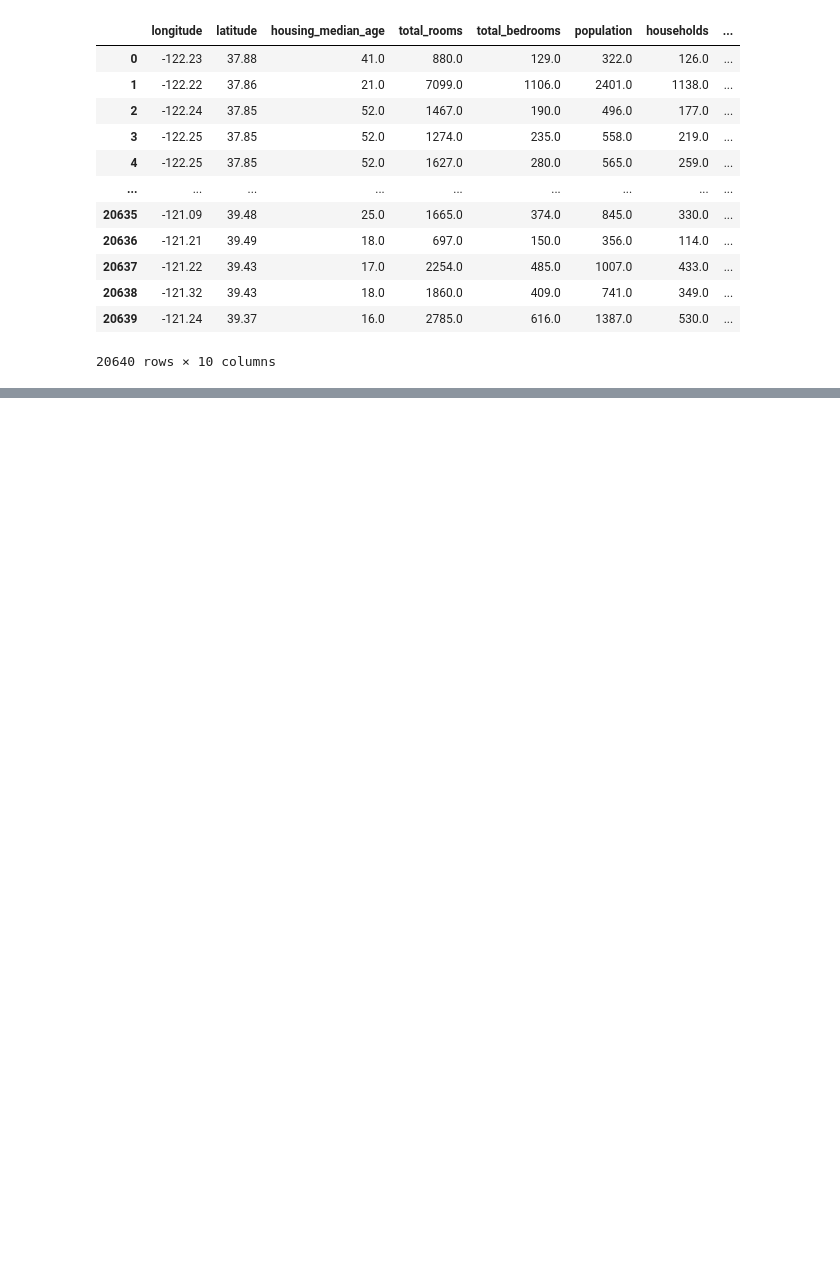
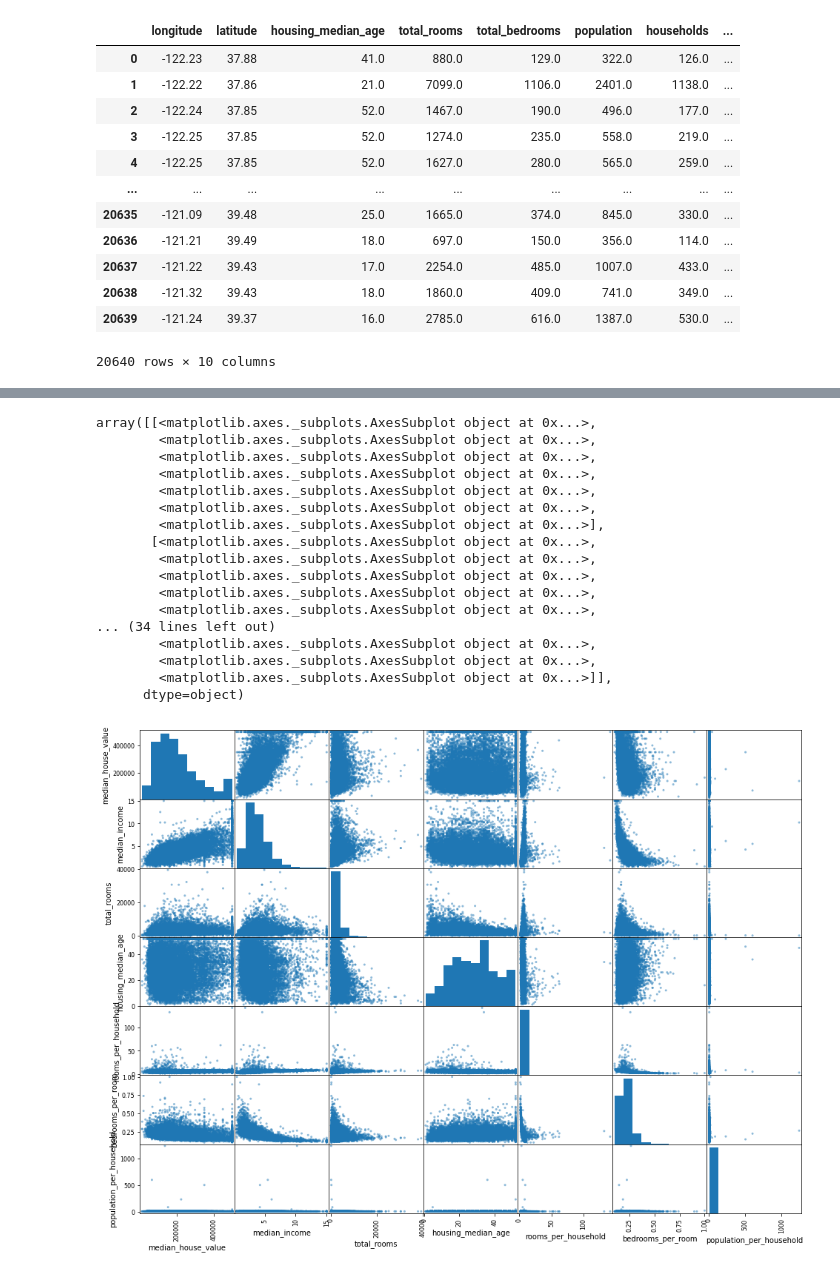
Before and after one commit to kshashank03/data-science-projects, a Jupyter notebook: Regression_Models/California_housing_regression.ipynb, the cells around one changed output, grey strips where cells are left out. Saved outputs shown, nothing was run; the diff lists cells and outputs as text; code cells hidden in the pictures; blank space fills up the shorter version.

```diff
--- a/Regression_Models/California_housing_regression.ipynb
+++ b/Regression_Models/California_housing_regression.ipynb
@@ -101,0 +126,39 @@ for i in range(4, len(map_data.columns)):
+# %%
+### Experimenting with attribute combinations
+
+strat_train_set["rooms_per_household"] = strat_train_set["total_rooms"]/strat_train_set["households"]
+strat_test_set["rooms_per_household"] = strat_test_set["total_rooms"]/strat_test_set["households"]
+
+strat_train_set["bedrooms_per_room"] = strat_train_set["total_bedrooms"]/strat_train_set["total_rooms"]
+strat_test_set["bedrooms_per_room"] = strat_test_set["total_bedrooms"]/strat_test_set["total_rooms"]
+
+strat_train_set["population_per_household"] = strat_train_set["population"]/strat_train_set["households"]
+strat_test_set["population_per_household"] = strat_test_set["population"]/strat_test_set["households"]
+# %%
+# Plotting scatter matrices for most well correlated variables
+from pandas.plotting import scatter_matrix
+
+attributes = ["median_house_value", "median_income", "total_rooms", "housing_median_age", "rooms_per_household", "bedrooms_per_room", "population_per_household"]
+
+scatter_matrix(strat_train_set[attributes], figsize = (16, 12))
+
+# In order to not just have vertical lines on the diagonal where it's plotting against itself, pandas plots a histogram
+# %% [output]
+array([[<matplotlib.axes._subplots.AxesSubplot object at 0x...>,
+        <matplotlib.axes._subplots.AxesSubplot object at 0x...>,
+        <matplotlib.axes._subplots.AxesSubplot object at 0x...>,
+        <matplotlib.axes._subplots.AxesSubplot object at 0x...>,
+        <matplotlib.axes._subplots.AxesSubplot object at 0x...>,
+        <matplotlib.axes._subplots.AxesSubplot object at 0x...>,
+        <matplotlib.axes._subplots.AxesSubplot object at 0x...>],
+       [<matplotlib.axes._subplots.AxesSubplot object at 0x...>,
+        <matplotlib.axes._subplots.AxesSubplot object at 0x...>,
+        <matplotlib.axes._subplots.AxesSubplot object at 0x...>,
+        <matplotlib.axes._subplots.AxesSubplot object at 0x...>,
+        <matplotlib.axes._subplots.AxesSubplot object at 0x...>,
+... (34 lines left out)
+        <matplotlib.axes._subplots.AxesSubplot object at 0x...>,
+        <matplotlib.axes._subplots.AxesSubplot object at 0x...>,
+        <matplotlib.axes._subplots.AxesSubplot object at 0x...>]],
+      dtype=object)
+[figure, added]
```
Also changed, not shown: parts of 10 cells of this notebook.
